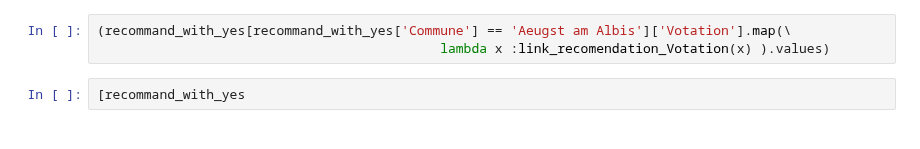
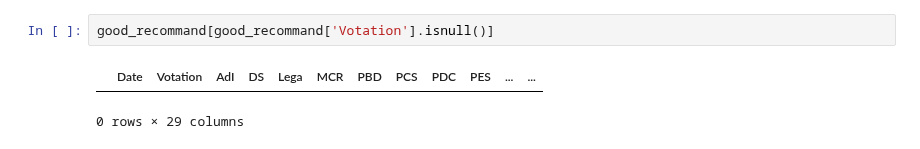
Before and after one commit to matthieuDev/ADA2017, a Jupyter notebook: project/parse parti conseil.ipynb, the cells around one changed output. Drawn from its saved outputs; the diff is of its cells as text.

```diff
--- a/project/parse parti conseil.ipynb
+++ b/project/parse parti conseil.ipynb
@@ -216,5 +173,5 @@ for date1, group1 in df[df['Commune'] == 'Aeugst am Albis'].groupby('Date'):
-# %%
-(recommand_with_yes[recommand_with_yes['Commune'] == 'Aeugst am Albis']['Votation'].map(\
-                                            lambda x :link_recomendation_Votation(x) ).values)
-# %%
-[recommand_with_yes
+# %%
+good_recommand[good_recommand['Votation'].isnull()]
+# %% [output]
+|  | Date | Votation | AdI | DS | Lega | MCR | PBD | PCS | PDC | PES | ... | ... |
+0 rows × 29 columns
```
Also changed, not shown: parts of 11 cells of this notebook.
